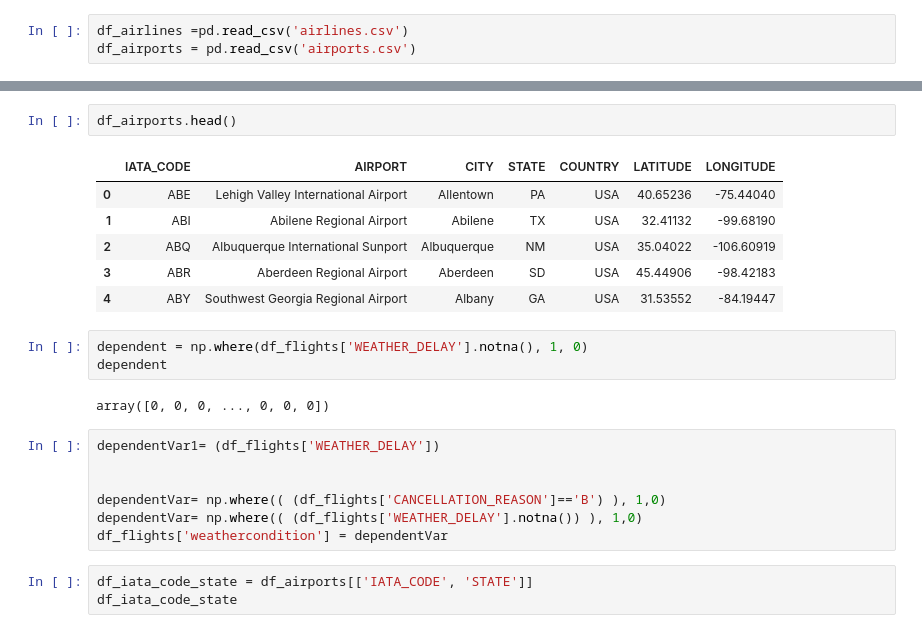
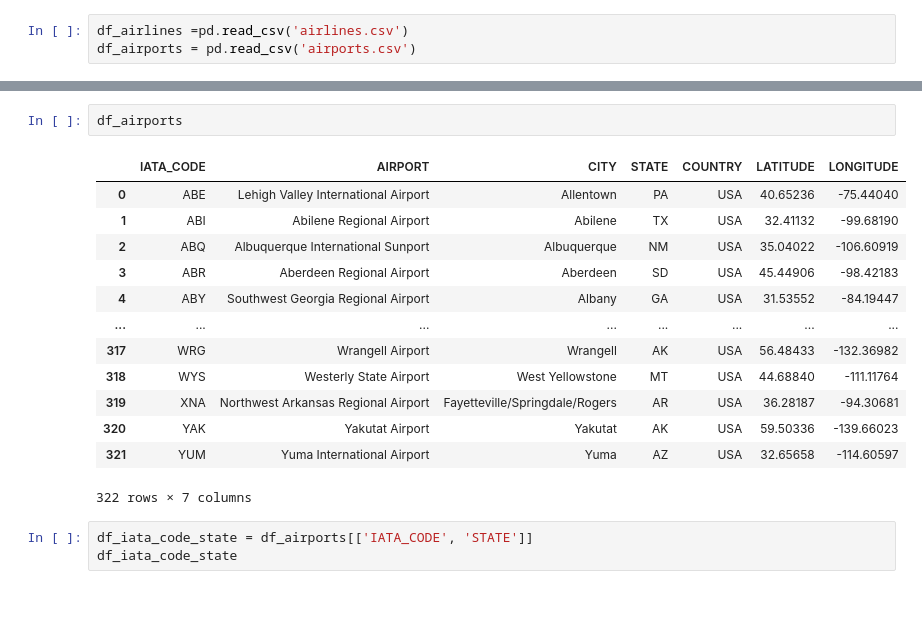
Before and after one commit to EmilioGinzo/Flight-delay, a Jupyter notebook: Project_p676p627_Emilio.ipynb, the cells around one changed output, grey strips where cells are left out. Drawn from its saved outputs; the diff is of its cells as text; blank space fills up the shorter version.

```diff
--- a/Project_p676p627_Emilio.ipynb
+++ b/Project_p676p627_Emilio.ipynb
@@ -57,24 +54,19 @@ df_fl.head()
-# %%
-df_airports.head()
-# %% [output]
-|  | IATA_CODE | AIRPORT | CITY | STATE | COUNTRY | LATITUDE | LONGITUDE |
-| 0 | ABE | Lehigh Valley International Airport | Allentown | PA | USA | 40.65236 | -75.44040 |
-| 1 | ABI | Abilene Regional Airport | Abilene | TX | USA | 32.41132 | -99.68190 |
-| 2 | ABQ | Albuquerque International Sunport | Albuquerque | NM | USA | 35.04022 | -106.60919 |
-| 3 | ABR | Aberdeen Regional Airport | Aberdeen | SD | USA | 45.44906 | -98.42183 |
-| 4 | ABY | Southwest Georgia Regional Airport | Albany | GA | USA | 31.53552 | -84.19447 |
-# %%
-dependent = np.where(df_flights['WEATHER_DELAY'].notna(), 1, 0)
-dependent
-# %% [output]
-array([0, 0, 0, ..., 0, 0, 0])
-# %%
-dependentVar1= (df_flights['WEATHER_DELAY'])
-
-
-dependentVar= np.where(( (df_flights['CANCELLATION_REASON']=='B') ), 1,0)
-dependentVar= np.where(( (df_flights['WEATHER_DELAY'].notna()) ), 1,0)
-df_flights['weathercondition'] = dependentVar
+# %%
+df_airports
+# %% [output]
+|  | IATA_CODE | AIRPORT | CITY | STATE | COUNTRY | LATITUDE | LONGITUDE |
+| 0 | ABE | Lehigh Valley International Airport | Allentown | PA | USA | 40.65236 | -75.44040 |
+| 1 | ABI | Abilene Regional Airport | Abilene | TX | USA | 32.41132 | -99.68190 |
+| 2 | ABQ | Albuquerque International Sunport | Albuquerque | NM | USA | 35.04022 | -106.60919 |
+| 3 | ABR | Aberdeen Regional Airport | Aberdeen | SD | USA | 45.44906 | -98.42183 |
+| 4 | ABY | Southwest Georgia Regional Airport | Albany | GA | USA | 31.53552 | -84.19447 |
+| ... | ... | ... | ... | ... | ... | ... | ... |
+| 317 | WRG | Wrangell Airport | Wrangell | AK | USA | 56.48433 | -132.36982 |
+| 318 | WYS | Westerly State Airport | West Yellowstone | MT | USA | 44.68840 | -111.11764 |
+| 319 | XNA | Northwest Arkansas Regional Airport | Fayetteville/Springdale/Rogers | AR | USA | 36.28187 | -94.30681 |
+| 320 | YAK | Yakutat Airport | Yakutat | AK | USA | 59.50336 | -139.66023 |
+| 321 | YUM | Yuma International Airport | Yuma | AZ | USA | 32.65658 | -114.60597 |
+322 rows × 7 columns
 # %%
 df_iata_code_state = df_airports[['IATA_CODE', 'STATE']]
 df_iata_code_state
```
Also changed, not shown: parts of 32 cells of this notebook.
